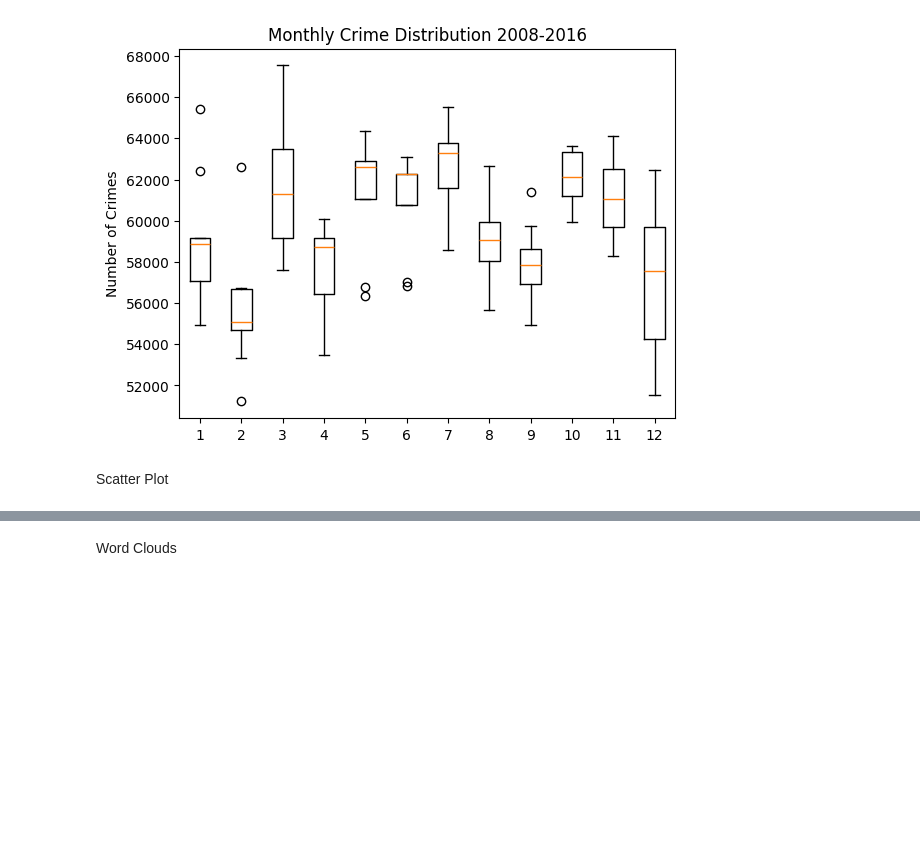
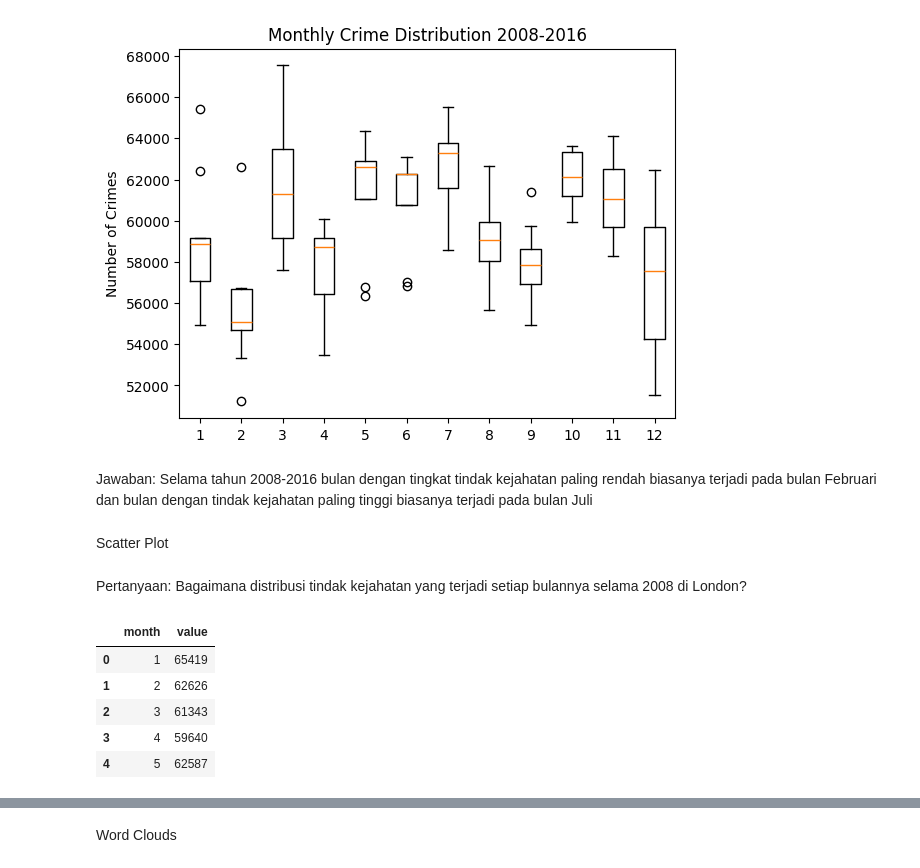
Before and after one commit to fyurisman/PYTN_1_112_Felix, a Jupyter notebook: assignment1.ipynb, the cells around one changed output, grey strips where cells are left out. Drawn from its saved outputs; the diff is of its cells as text; code cells hidden in the pictures; blank space fills up the shorter version.

```diff
--- a/assignment1.ipynb
+++ b/assignment1.ipynb
@@ -180,5 +213,23 @@ plt.title("Monthly Crime Distribution 2008-2016")
 plt.show()
 # %% [output]
 [figure]
+# %% [markdown]
+Jawaban: Selama tahun 2008-2016 bulan dengan tingkat tindak kejahatan paling rendah biasanya terjadi pada bulan Februari dan bulan dengan tindak kejahatan paling tinggi biasanya terjadi pada bulan Juli
 # %% [markdown]
 Scatter Plot
+# %% [markdown]
+Pertanyaan: Bagaimana distribusi tindak kejahatan yang terjadi setiap bulannya selama 2008 di London?
+# %%
+# data preprocessing
+scatter_df = df.loc[(df["year"] == 2008)]
+scatter_df = scatter_df.groupby("month", sort=True)["value"].sum()
+scatter_df = scatter_df.reset_index()
+scatter_df.columns.values[1] = "value"
+scatter_df.head()
+# %% [output]
+|  | month | value |
+| 0 | 1 | 65419 |
+| 1 | 2 | 62626 |
+| 2 | 3 | 61343 |
+| 3 | 4 | 59640 |
+| 4 | 5 | 62587 |
```
Also changed, not shown: parts of 31 cells of this notebook.
